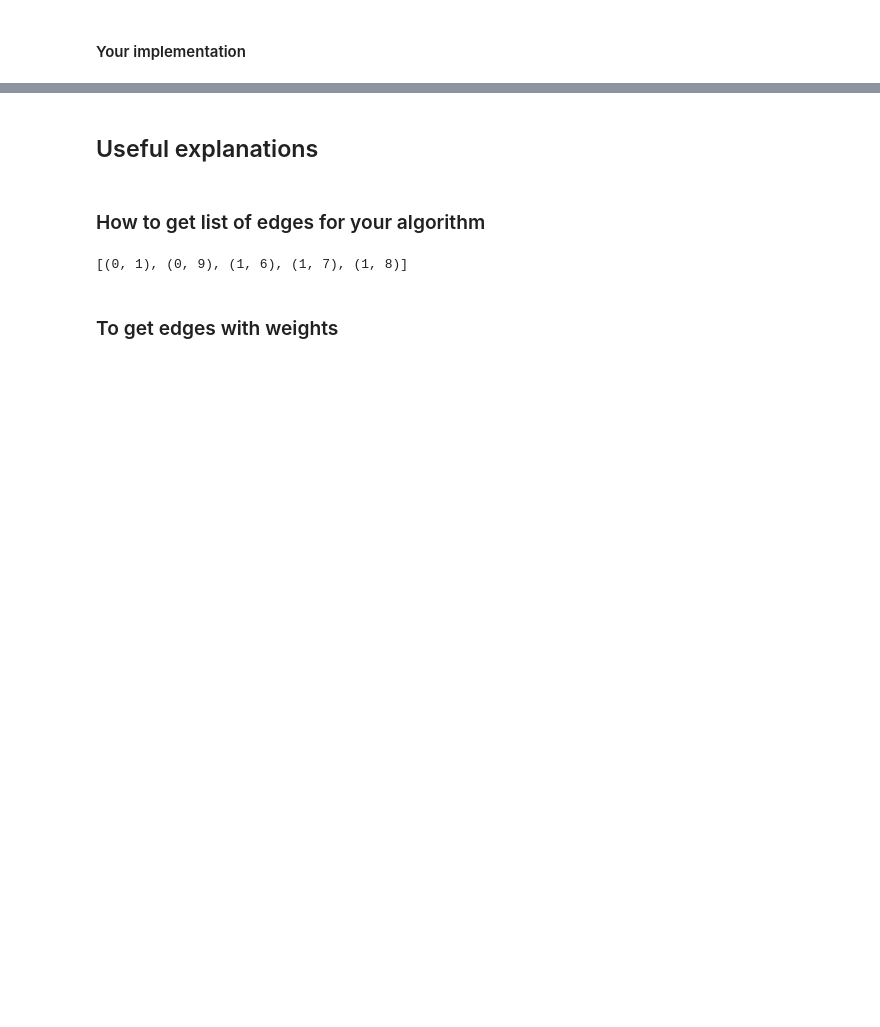
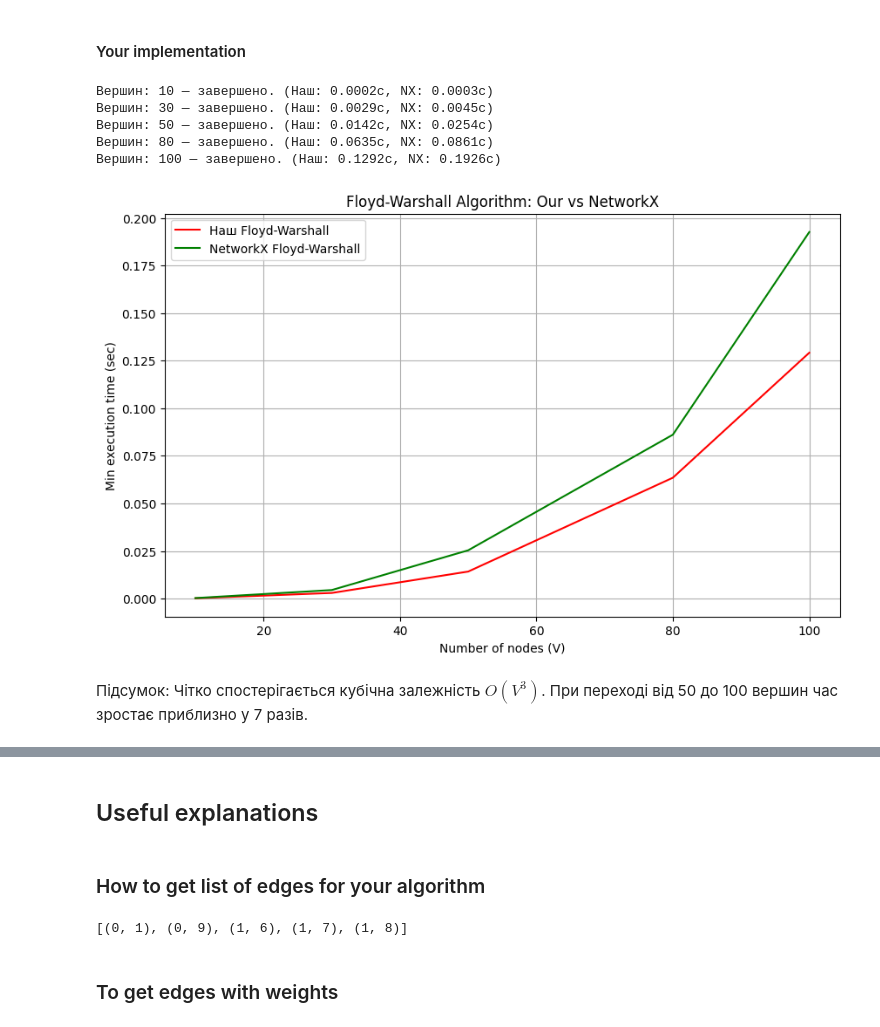
Before and after one commit to zahariukpn-cs/discrete-math-lab1, a Jupyter notebook: Lab1_Trees.ipynb, the cells around one changed output, grey strips where cells are left out. Cells and saved outputs as stored; diff of their text form; code cells hidden in the pictures; blank space fills up the shorter version.

```diff
--- a/Lab1_Trees.ipynb
+++ b/Lab1_Trees.ipynb
@@ -195,3 +336,38 @@ Distances with 9 source: {9: 0, 5: 7, 8: 9, 0: inf, 1: inf, 2: inf, 3: inf, 4: i
+# %%
+fw_nodes_num = [10, 30, 50, 80, 100]
+fw_our_result = []
+fw_nx_result = []
+
+for n in fw_nodes_num:
+    #directed=True
+    G = gnp_random_connected_graph(n, 0.4, directed=True)
+
+    t_our = get_min_execution_time(floyd_warshall, G, iterations=5)
+    fw_our_result.append(t_our)
+
+    t_nx = get_min_execution_time(nx.floyd_warshall_predecessor_and_distance, G, iterations=5)
+    fw_nx_result.append(t_nx)
+
+    print(f"Вершин: {n} — завершено. (Наш: {t_our:.4f}с, NX: {t_nx:.4f}с)")
+
+plt.figure(figsize=(10, 6))
+plt.plot(fw_nodes_num, fw_our_result, label='Наш Floyd-Warshall', color='red')
+plt.plot(fw_nodes_num, fw_nx_result, label='NetworkX Floyd-Warshall', color='green')
+plt.title('Floyd-Warshall Algorithm: Our vs NetworkX')
+plt.xlabel('Number of nodes (V)')
+plt.ylabel('Min execution time (sec)')
+plt.grid(True)
+plt.legend()
+plt.show()
+# %% [output]
+Вершин: 10 — завершено. (Наш: 0.0002с, NX: 0.0003с)
+Вершин: 30 — завершено. (Наш: 0.0029с, NX: 0.0045с)
+Вершин: 50 — завершено. (Наш: 0.0142с, NX: 0.0254с)
+Вершин: 80 — завершено. (Наш: 0.0635с, NX: 0.0861с)
+Вершин: 100 — завершено. (Наш: 0.1292с, NX: 0.1926с)
+[figure, added]
+# %% [markdown]
+Підсумок: Чітко спостерігається кубічна залежність $O(V^3)$. При переході від 50 до 100 вершин час зростає приблизно у 7 разів.
 # %% [markdown]
 ![purple-divider](https://user-images.githubusercontent.com/7065401/52071927-c1cd7100-2562-11e9-908a-dde91ba14e59.png)
 # %% [markdown]
```
Also changed, not shown: parts of 16 cells of this notebook.
